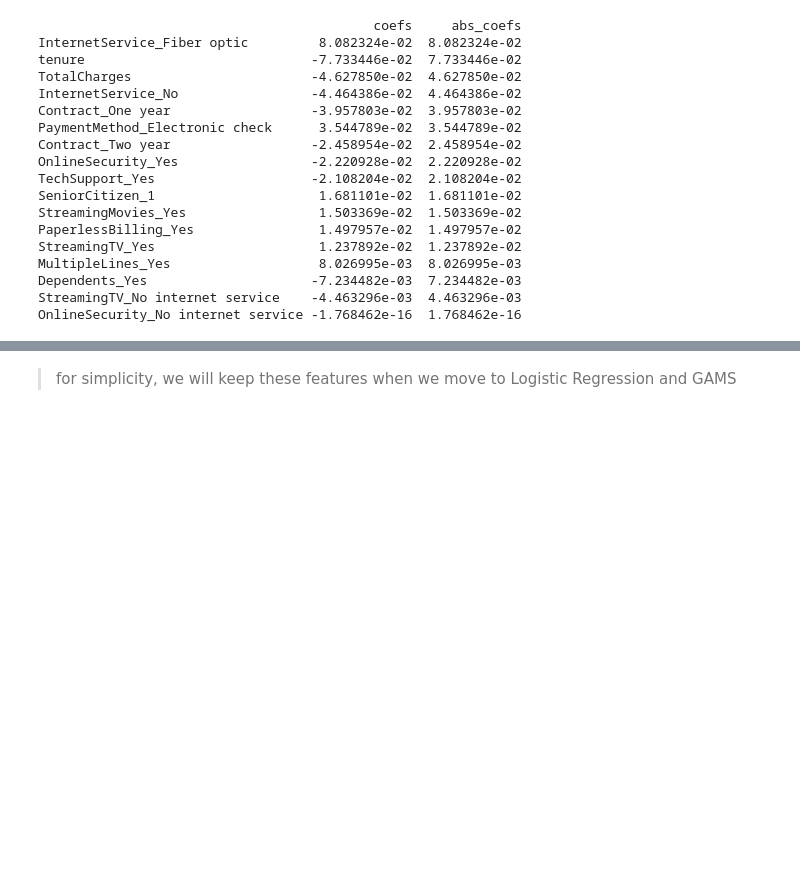
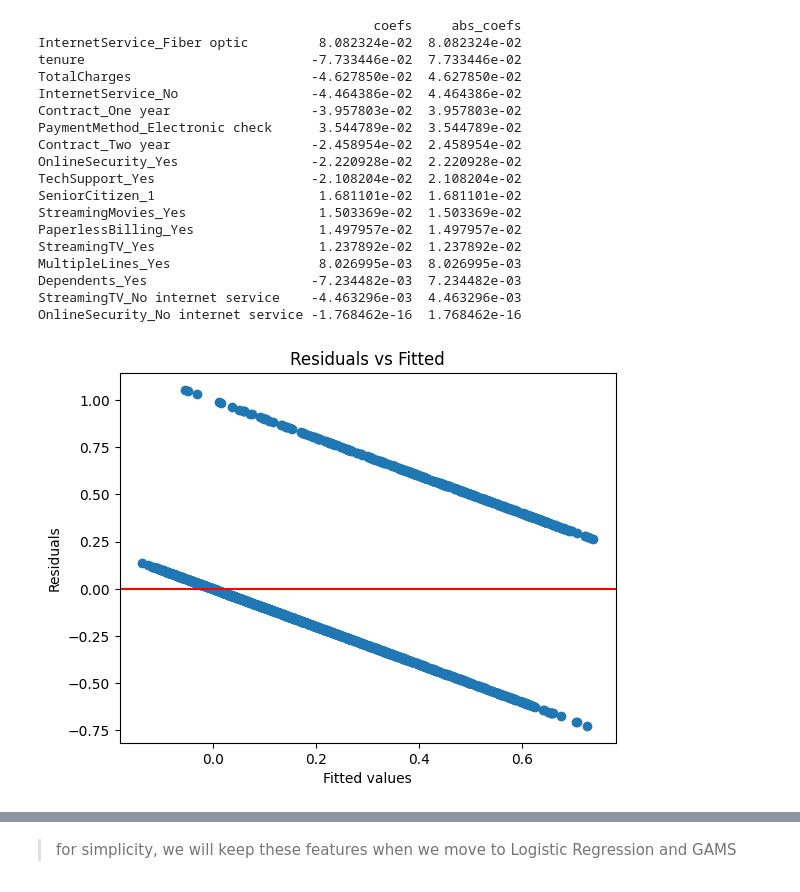
Before and after one commit to johncoogan53/XAI_HW2, a Jupyter notebook: XAI_HW_2.ipynb, the cells around one changed output, grey strips where cells are left out. Cells and saved outputs as stored; diff of their text form; code cells hidden in the pictures; blank space fills up the shorter version.

```diff
--- a/XAI_HW_2.ipynb
+++ b/XAI_HW_2.ipynb
@@ -320,3 +350,15 @@ MultipleLines_Yes                   8.026995e-03  8.026995e-03
 Dependents_Yes                     -7.234482e-03  7.234482e-03
 StreamingTV_No internet service    -4.463296e-03  4.463296e-03
 OnlineSecurity_No internet service -1.768462e-16  1.768462e-16
+# %%
+fitted = lasso.predict(X_test_scaled)
+residuals = y_test - fitted
+
+plt.scatter(fitted, residuals)
+plt.axhline(y=0, color="red", label="0")
+plt.xlabel("Fitted values")
+plt.ylabel("Residuals")
+plt.title("Residuals vs Fitted")
+plt.show()
+# %% [output]
+[figure, added]
```
Also changed, not shown: parts of 22 cells of this notebook.
